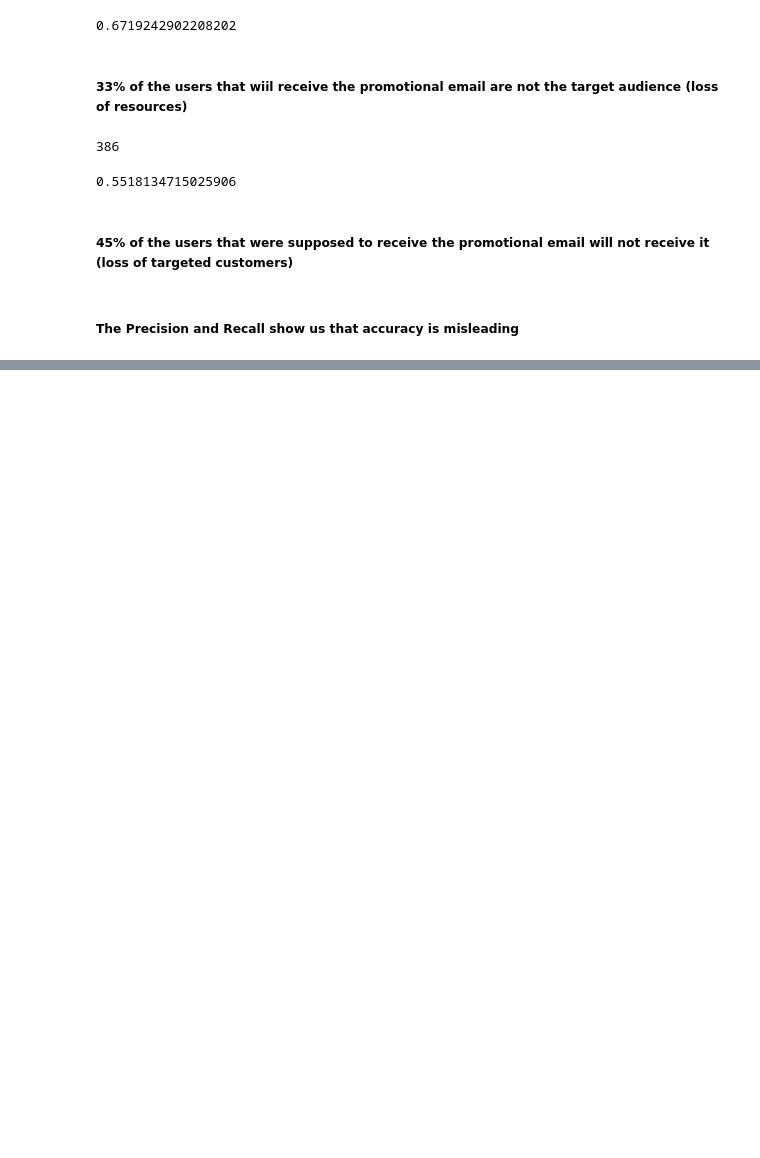
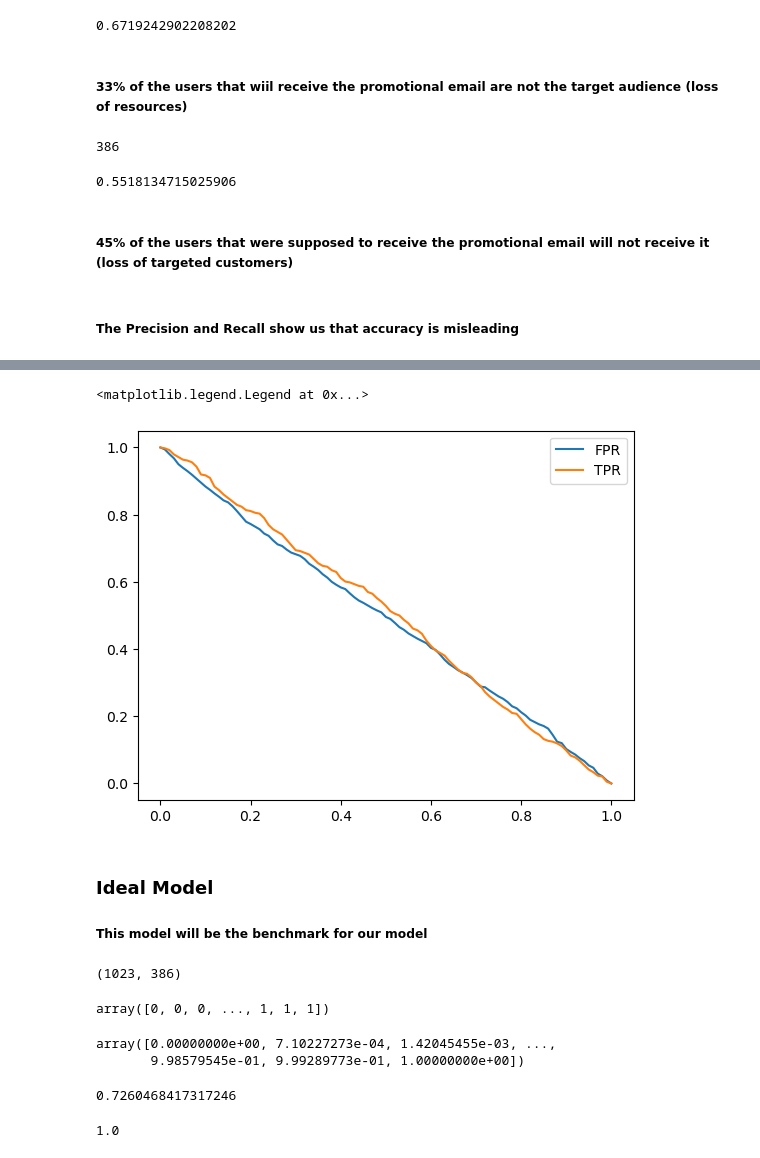
Before and after one commit to sam47-asfaw/ml_zoomcamp, a Jupyter notebook: 04-evaluation/04-Evaluation.ipynb, the cells around one changed output, grey strips where cells are left out. Cells and saved outputs as stored; diff of their text form; code cells hidden in the pictures; blank space fills up the shorter version.

```diff
--- a/04-evaluation/04-Evaluation.ipynb
+++ b/04-evaluation/04-Evaluation.ipynb
@@ -345,0 +414,3 @@ recall
+# %%
+np.random.seed(42)
+y_rand = np.random.uniform(0,1, size = len(y_val))
@@ -345,0 +421,25 @@ recall
+# %%
+#function to evaluate tpr, fpr for different thresholds
+def tpr_fpr_dataframe(y_val, y_pred):
+    thresholds = np.linspace(0,1, 101)
+    scores = []
+    for t in thresholds:
+        actual_pos = (y_val == 1)
+        actual_neg = (y_val == 0)
+        pred_pos = (y_pred >= t)
+        pred_neg = (y_pred < t)
+        tp = (pred_pos & actual_pos).sum()
+        tn = (pred_neg & actual_neg).sum()
+        fp = (pred_pos & actual_neg).sum()
+        fn = (pred_neg & actual_pos).sum()
+        scores.append((t, tp, tn, fp, fn))
+
+    columns = ['thresholds', 'tp', 'tn', 'fp', 'fn']
+    df_scores = pd.DataFrame(scores, columns = columns)
+    df_scores['tpr'] = df_scores.tp / (df_scores.tp + df_scores.fn)
+    df_scores['fpr'] = df_scores.fp / (df_scores.tn + df_scores.fp)
+
+    return df_scores
+# %%
+df_rand = tpr_fpr_dataframe(y_val, y_rand)
+df_rand[::10]
@@ -345,0 +459,39 @@ recall
+# %%
+#plot the fpr and tpr of df_rand
+plt.plot(thresholds, df_rand['fpr'], label='FPR')
+plt.plot(thresholds, df_rand['tpr'], label='TPR')
+plt.legend()
+# %% [output]
+<matplotlib.legend.Legend at 0x...>
+[figure, added]
+# %% [markdown]
+### Ideal Model
+##### This model will be the benchmark for our model
+# %%
+num_neg = (y_val == 0).sum()
+num_pos = (y_val == 1).sum()
+
+num_neg, num_pos
+# %% [output]
+(1023, 386)
+# %%
+#create an ideal array(1023 1 values and 386 0 values)
+y_ideal = np.repeat([0,1], [num_neg, num_pos])
+y_ideal
+# %% [output]
+array([0, 0, 0, ..., 1, 1, 1])
+# %%
+y_ideal_pred = np.linspace(0, 1, len(y_val))
+y_ideal_pred
+# %% [output]
+array([0.00000000e+00, 7.10227273e-04, 1.42045455e-03, ...,
+       9.98579545e-01, 9.99289773e-01, 1.00000000e+00])
+# %%
+#find the threshold inorder to find the perfect value
+1 - y_val.mean()
+# %% [output]
+0.7260468417317246
+# %%
+((y_ideal_pred >= 0.726) == y_ideal).mean()
+# %% [output]
+1.0
```
Also changed, not shown: parts of 34 cells of this notebook.
